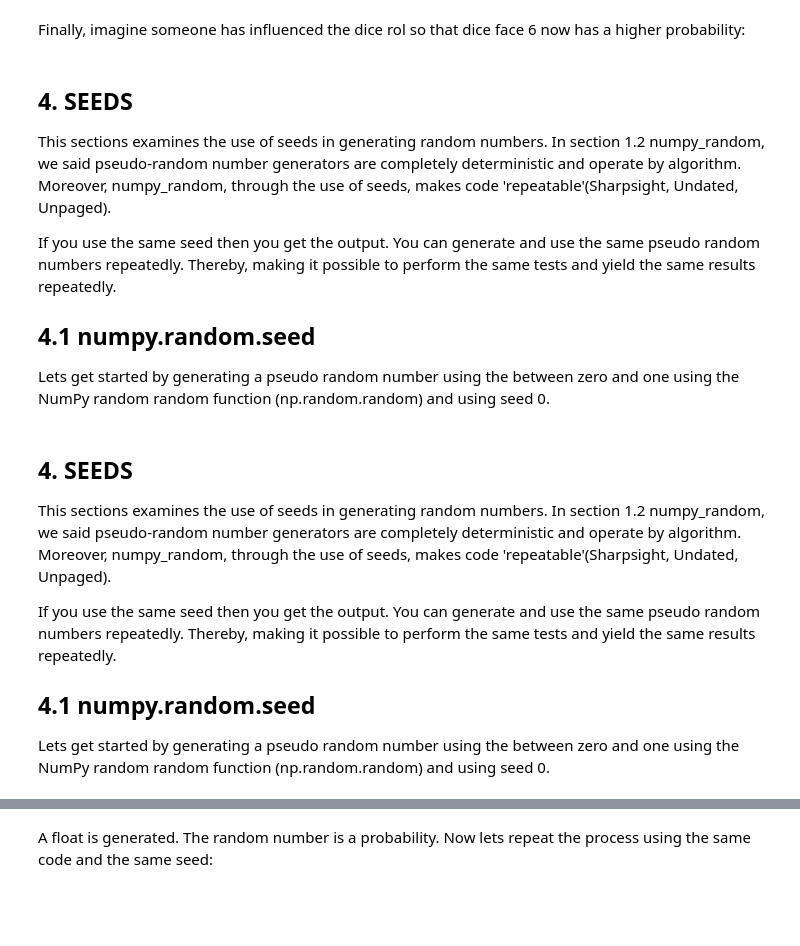
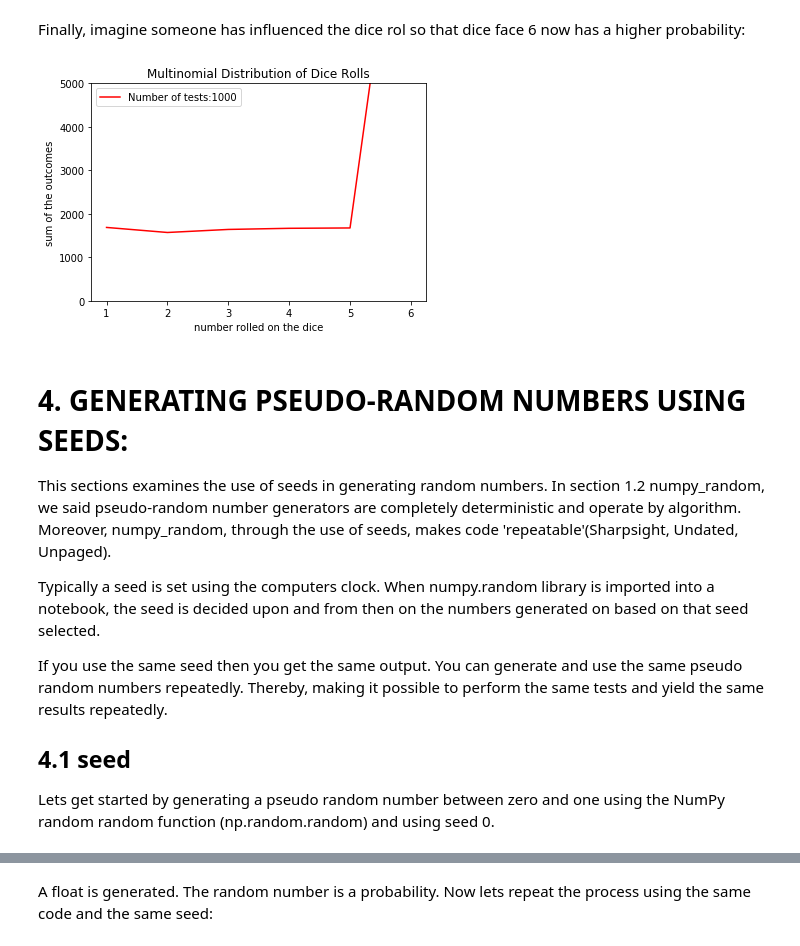
Before and after one commit to fionaoriordan/52465_19_np, a Jupyter notebook: numpy_random.ipynb, the cells around one changed output, grey strips where cells are left out. Cells and saved outputs as stored; diff of their text form; code cells hidden in the pictures; blank space fills up the shorter version.

Commit message:
Updated Distributions and seed generator sections, references and intro

```diff
--- a/numpy_random.ipynb
+++ b/numpy_random.ipynb
@@ -727,44 +727,42 @@ plt.show()
 Finally, imagine someone has influenced the dice rol so that dice face 6 now has a higher probability:
 # %%
 
-# alter the probability
+# alter the probability so that dice face 6 has a greater probability.
+p = [1/12,1/12,1/12,1/12,1/12,7/12]
+
 # Rerun the script but set size = 1000 in order to run the test 1000 times.
 size = 1000
 
 
 # Create a plot to visualise the data
 # plot the dice face values (x axis) against the the sum of the outcomes (y axis)
 # colour of line plotted set to red
 # label set to the number of tests (size) conducted
 plt.plot(x_data, f1(n,p,size), c='r', label=f"Number of tests:{size}")
 # set the limits of the plot to low zero and high to number of experiements by 5
 plt.ylim(0, size*5)
 # label the x axis
 plt.xlabel('number rolled on the dice')
 # label the y axis
 plt.ylabel('sum of the outcomes')
  # set the plot title
 plt.title("Multinomial Distribution of Dice Rolls")
 # use the legend set by label above.
 plt.legend()
 # display the output.
 plt.show()
+# %% [output]
+[figure, added]
 # %% [markdown]
-## 4. SEEDS
+# 4. GENERATING PSEUDO-RANDOM NUMBERS USING SEEDS:
 This sections examines the use of seeds in generating random numbers. In section 1.2 numpy_random, we said pseudo-random number generators are completely deterministic and operate by algorithm. Moreover, numpy_random, through the use of seeds, makes code 'repeatable'(Sharpsight, Undated, Unpaged).
 
-If you use the same seed then you get the output. You can generate and use the same pseudo random numbers repeatedly. Thereby, making it possible to perform the same tests and yield the same results repeatedly.
+Typically a seed is set using the computers clock. When numpy.random library is imported into a notebook, the seed is decided upon and from then on the numbers generated on based on that seed selected.
 
-## 4.1 numpy.random.seed
-Lets get started by generating a pseudo random number using the between zero and one using the NumPy random random function (np.random.random) and using seed 0.
+If you use the same seed then you get the same output. You can generate and use the same pseudo random numbers repeatedly. Thereby, making it possible to perform the same tests and yield the same results repeatedly.
+
+## 4.1 seed
+Lets get started by generating a pseudo random number between zero and one using the NumPy random random function (np.random.random) and using seed 0.
-# %% [markdown]
-## 4. SEEDS
-This sections examines the use of seeds in generating random numbers. In section 1.2 numpy_random, we said pseudo-random number generators are completely deterministic and operate by algorithm. Moreover, numpy_random, through the use of seeds, makes code 'repeatable'(Sharpsight, Undated, Unpaged).
-
-If you use the same seed then you get the output. You can generate and use the same pseudo random numbers repeatedly. Thereby, making it possible to perform the same tests and yield the same results repeatedly.
-
-## 4.1 numpy.random.seed
-Lets get started by generating a pseudo random number using the between zero and one using the NumPy random random function (np.random.random) and using seed 0.
 # %%
 np.random.seed(0)
 np.random.random()
```
Also changed, not shown: parts of 49 cells of this notebook.
